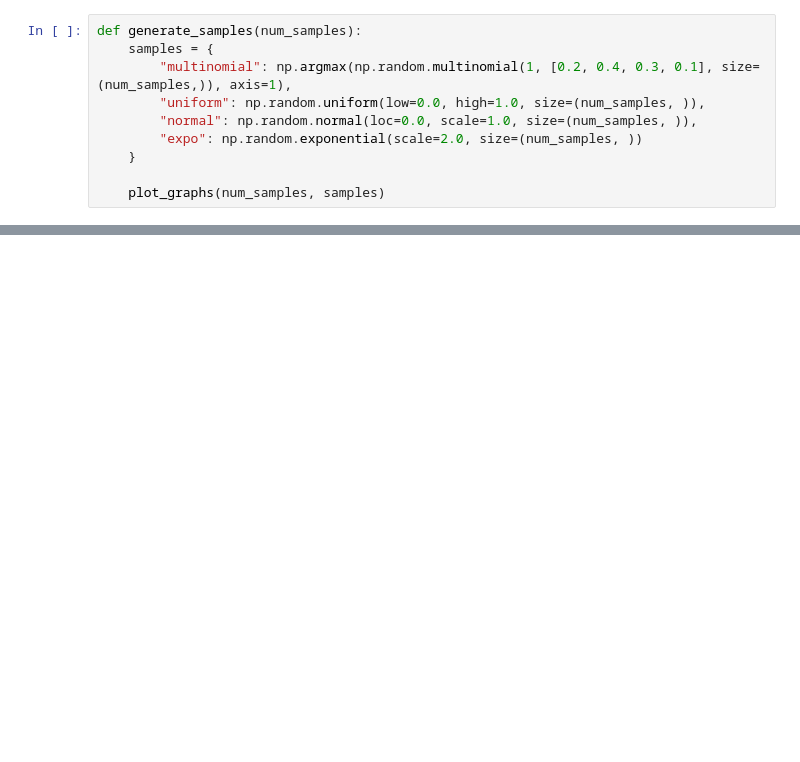
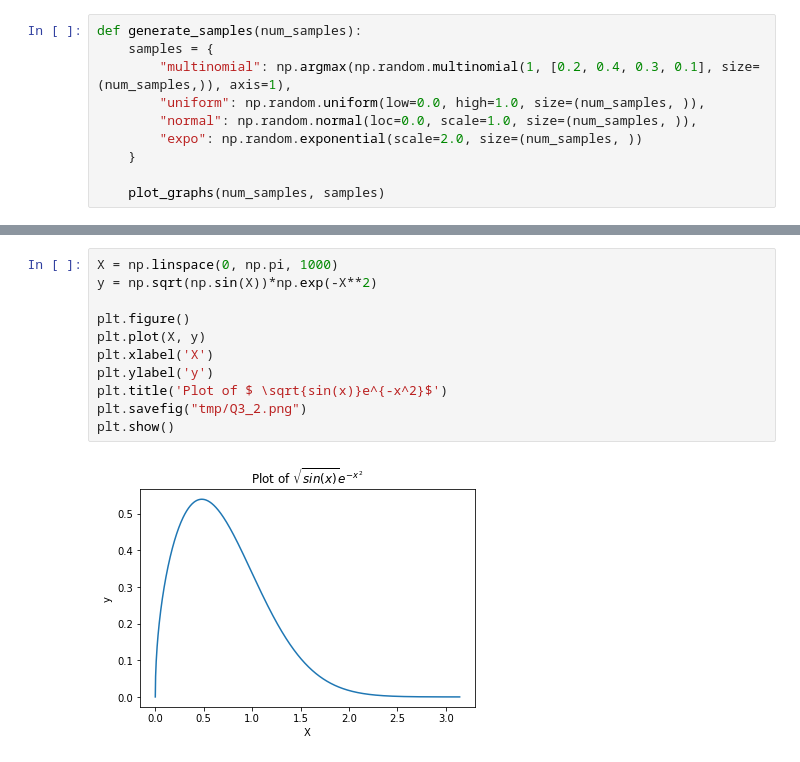
Before and after one commit to Utkarshp1/CS-414-Reinforcement-Learning, a Jupyter notebook: Lab1/Untitled.ipynb, the cells around one changed output, grey strips where cells are left out. Cells and saved outputs as stored; diff of their text form; blank space fills up the shorter version.

```diff
--- a/Lab1/Untitled.ipynb
+++ b/Lab1/Untitled.ipynb
@@ -124,0 +114,13 @@ for i in [100, 1000, 10000]:
+# %%
+X = np.linspace(0, np.pi, 1000)
+y = np.sqrt(np.sin(X))*np.exp(-X**2)
+
+plt.figure()
+plt.plot(X, y)
+plt.xlabel('X')
+plt.ylabel('y')
+plt.title('Plot of $ \sqrt{sin(x)}e^{-x^2}$')
+plt.savefig("tmp/Q3_2.png")
+plt.show()
+# %% [output]
+[figure, added]
```
Also changed, not shown: parts of 34 cells of this notebook, 7 other files.
